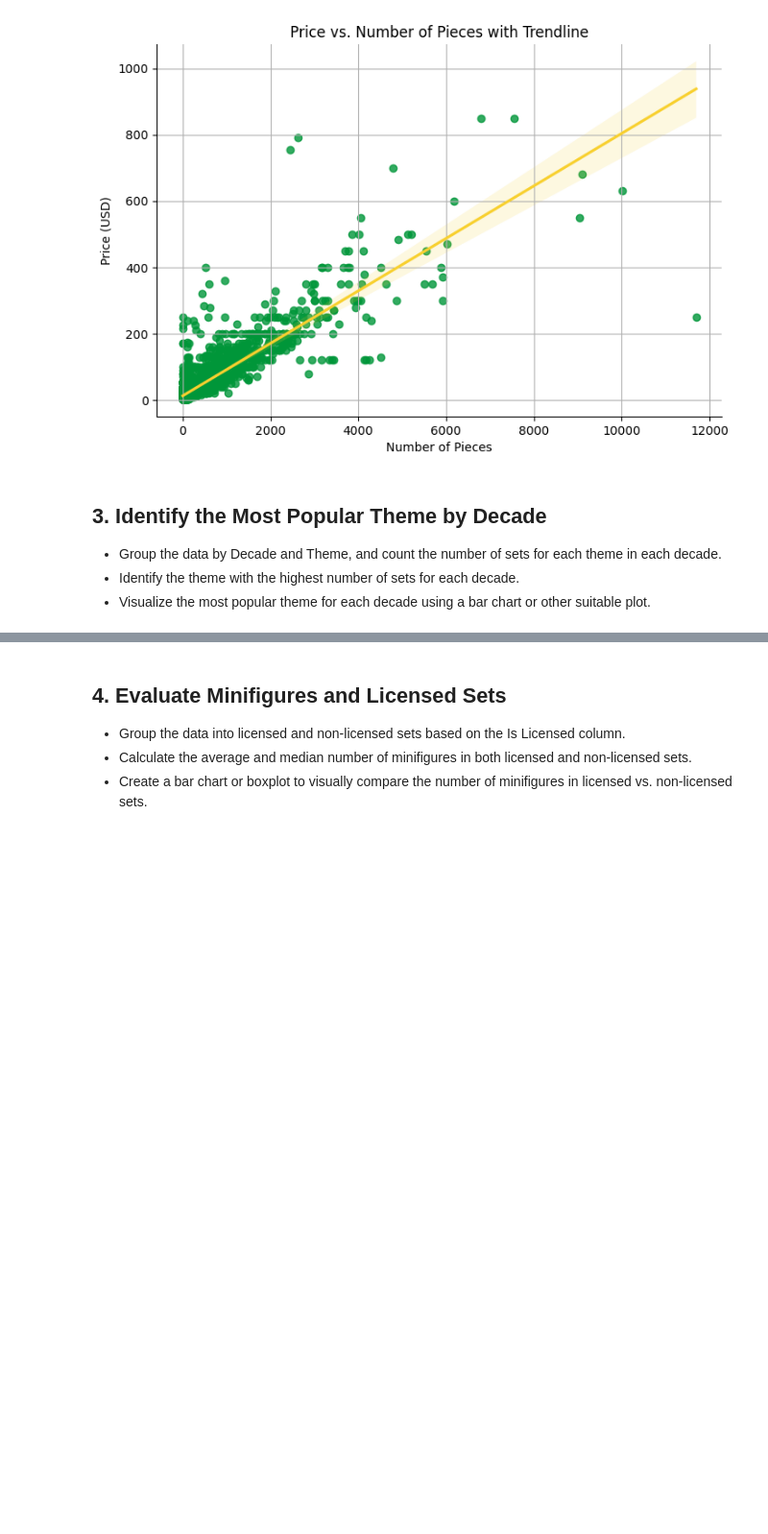
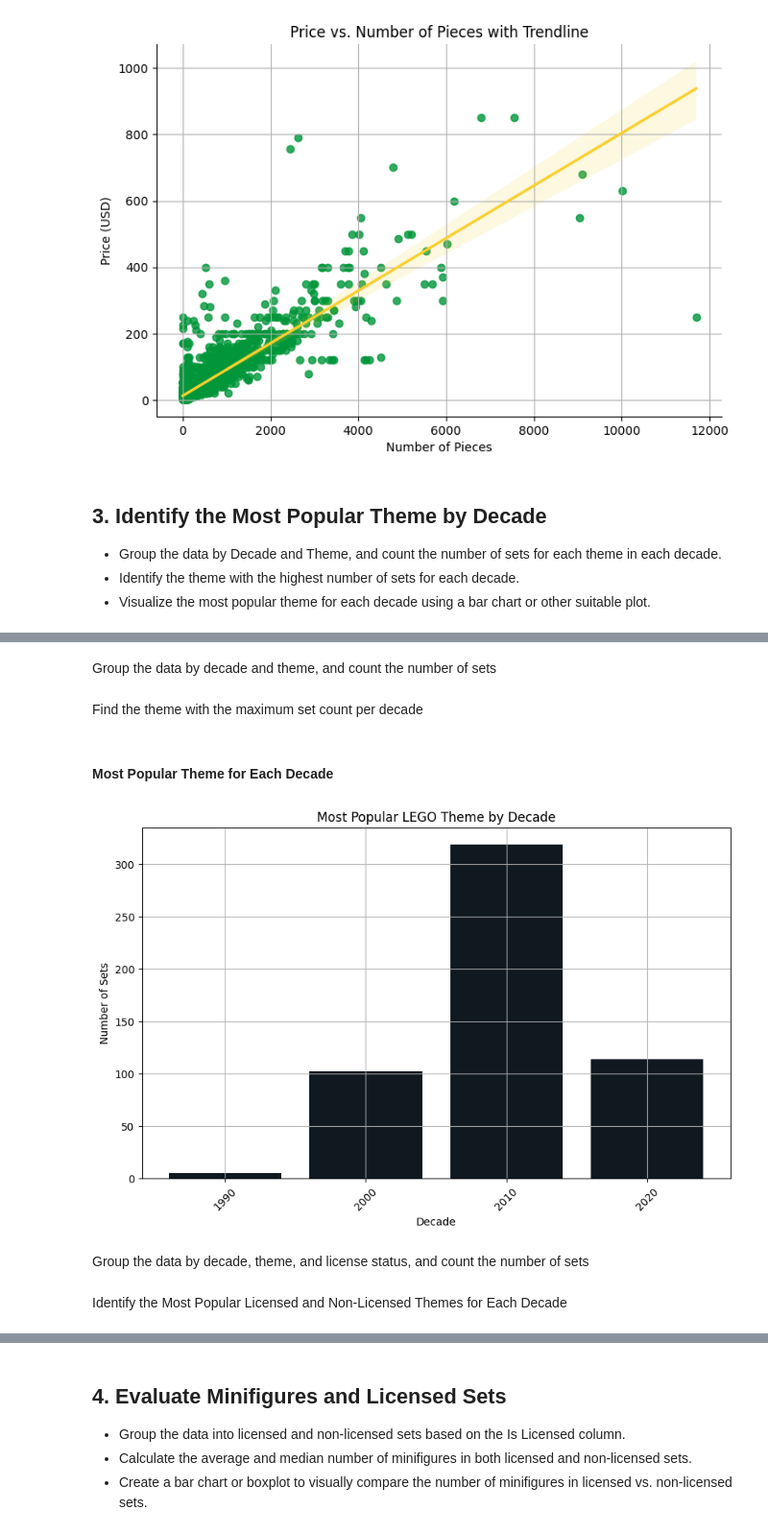
Before and after one commit to bruhu/lego-sets-analysis, a Jupyter notebook: notebooks/2_LEGO_set_analysis.ipynb, the cells around one changed output, grey strips where cells are left out. Shown at 96% size. Drawn from its saved outputs; the diff is of its cells as text; code cells hidden in the pictures; blank space fills up the shorter version.

Commit message:
visualize popular themes by decade and dividing by license

```diff
--- a/notebooks/2_LEGO_set_analysis.ipynb
+++ b/notebooks/2_LEGO_set_analysis.ipynb
@@ -200,0 +190,23 @@ Branding colors (Hex):
+# %% [markdown]
+Group the data by decade and theme, and count the number of sets
+# %%
+theme_count_by_decade = lego_df.groupby(['release_decade', 'theme_name']).size().reset_index(name='set_count')
+# %% [markdown]
+Find the theme with the maximum set count per decade
+# %%
+most_popular_themes = theme_count_by_decade.loc[theme_count_by_decade.groupby('release_decade')['set_count'].idxmax()]
+# %% [markdown]
+#### **Most Popular Theme for Each Decade**
+# %%
+plt.figure(figsize=(10, 6))
+plt.bar(most_popular_themes['release_decade'].astype(str), most_popular_themes['set_count'], color='#101820')
+plt.title('Most Popular LEGO Theme by Decade')
+plt.xlabel('Decade')
+plt.ylabel('Number of Sets')
+plt.xticks(rotation=45)
+plt.grid(True)
+plt.show()
+# %% [output]
+[figure, added]
+# %% [markdown]
+Group the data by decade, theme, and license status, and count the number of sets
@@ -200,0 +215,2 @@ Branding colors (Hex):
+# %% [markdown]
+Identify the Most Popular Licensed and Non-Licensed Themes for Each Decade
```
Also changed, not shown: parts of 6 cells of this notebook.
